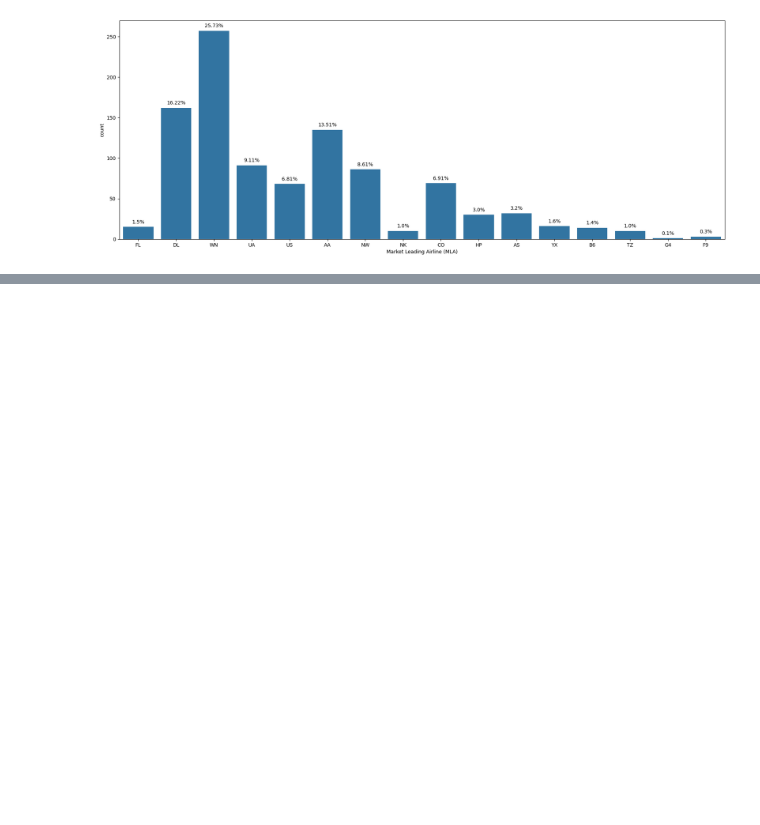
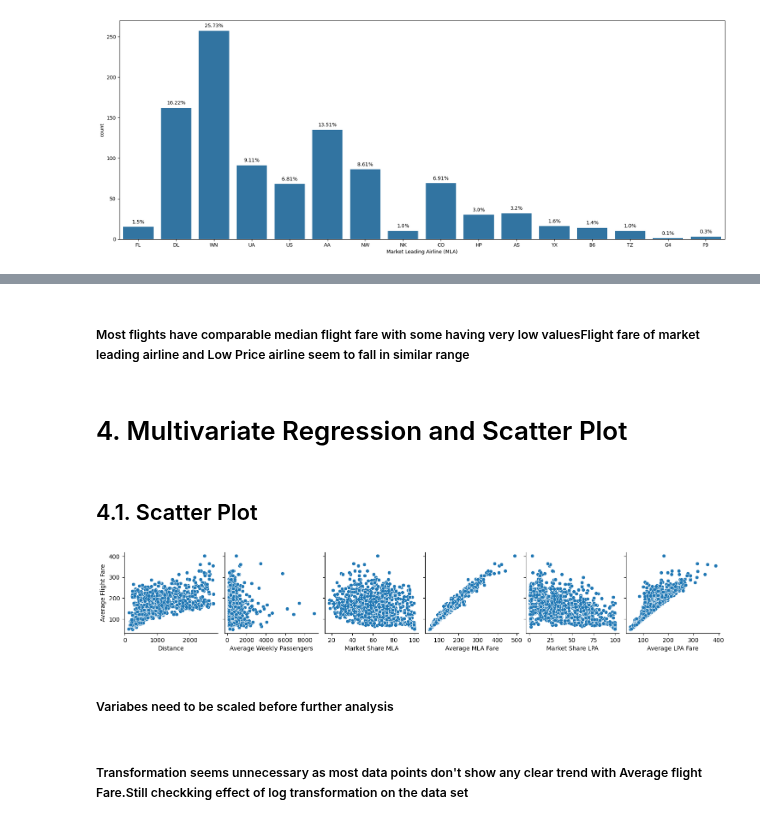
Before and after one commit to THEREIGNBREAKER/codespaces-jupyter, a Jupyter notebook: notebooks/Airline Fare Analysis Case Study- Linear Regression.ipynb, the cells around one changed output, grey strips where cells are left out. Drawn from its saved outputs; the diff is of its cells as text; code cells hidden in the pictures; blank space fills up the shorter version.

```diff
--- a/notebooks/Airline Fare Analysis Case Study- Linear Regression.ipynb
+++ b/notebooks/Airline Fare Analysis Case Study- Linear Regression.ipynb
@@ -258,0 +301,17 @@ for p in ax.patches:
+# %% [markdown]
+##### Most flights have comparable median flight fare with some having very low values</br>Flight fare of market leading airline and Low Price airline seem to fall in similar range
+# %% [markdown]
+# 4. Multivariate Regression and Scatter Plot
+# %% [markdown]
+## 4.1. Scatter Plot
+# %%
+sns.pairplot(file, y_vars='Average Flight Fare', x_vars=["Distance", "Average Weekly Passengers",
+                                                       'Market Share MLA', 'Average MLA Fare','Market Share LPA','Average LPA Fare'
+                                                        ])
+plt.show()
+# %% [output]
+[figure, added]
+# %% [markdown]
+##### Variabes need to be scaled before further analysis
+# %% [markdown]
+##### Transformation seems unnecessary as most data points don't show any clear trend with Average flight Fare.</br>Still checkking effect of log transformation on the data set
```
Also changed, not shown: parts of 9 cells of this notebook.
